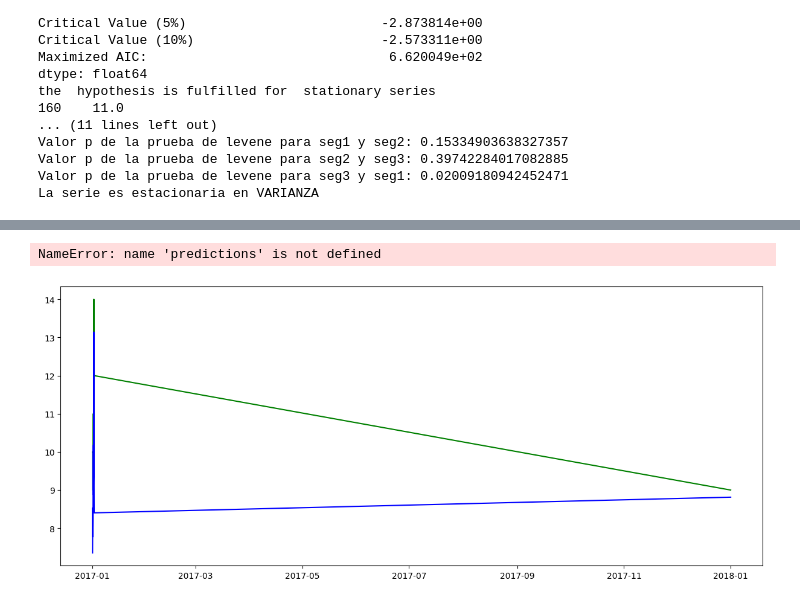
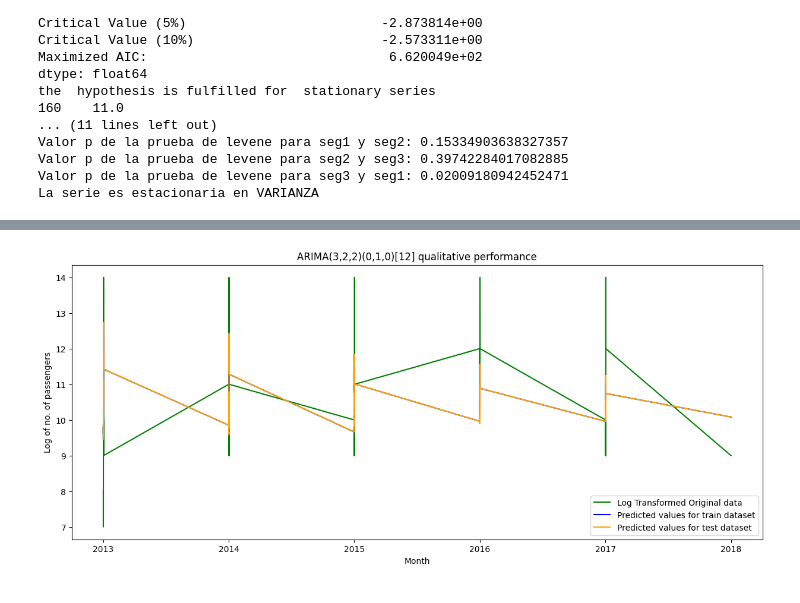
Before and after one commit to YorlandysSalgadoDuarte/Investigation_Code, a Jupyter notebook: Arima_17_11_23 Demanda.ipynb, the cells around one changed output, grey strips where cells are left out. Saved outputs shown, nothing was run; the diff lists cells and outputs as text; code cells hidden in the pictures.

```diff
--- a/Arima_17_11_23 Demanda.ipynb
+++ b/Arima_17_11_23 Demanda.ipynb
@@ -877,13 +876,12 @@ fecha
 # %%
 plt.figure(figsize = (15,6))
 plt.plot(test_ts, color = 'green', label = 'Log Transformed Original data')
 plt.plot(predictions_df, color = 'blue', label = 'Predicted values for train dataset')
-plt.plot(predictions, color = 'orange', label = 'Predicted values for test dataset')
+plt.plot(predictions_df, color = 'orange', label = 'Predicted values for test dataset')
 plt.xlabel('Month')
 plt.ylabel('Log of no. of passengers')
 plt.title('ARIMA(3,2,2)(0,1,0)[12] qualitative performance')
 plt.legend(loc = 'best')
 plt.show()
 # %% [output]
-NameError: name 'predictions' is not defined
-[figure, old version]
+[figure, new version]
```
Also changed, not shown: parts of 7 cells of this notebook.
